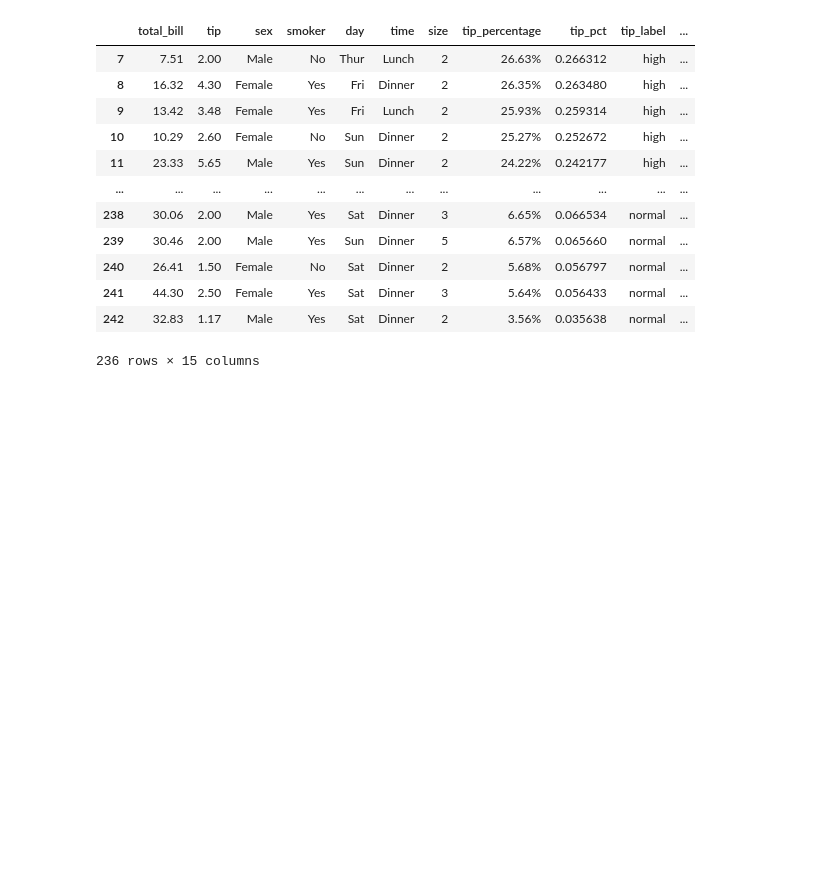
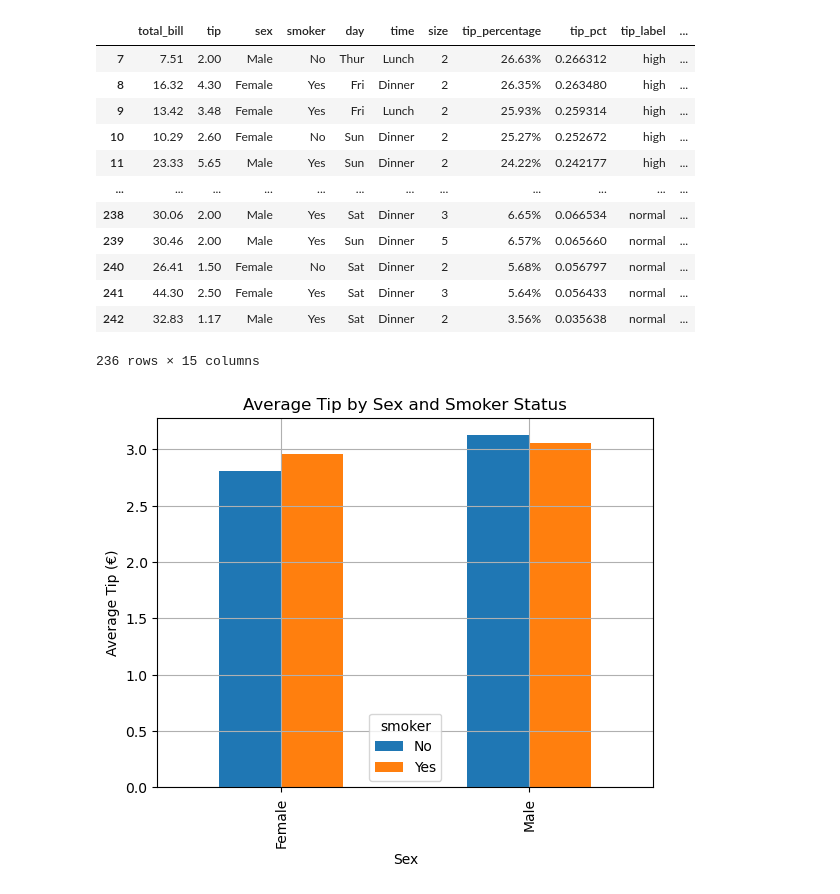
Before and after one commit to NarcisoRibeiro/Data-Analysis-Studies, a Jupyter notebook: Job-Prep-Notebook.ipynb, the cells around one changed output. Cells and saved outputs as stored; diff of their text form; code cells hidden in the pictures; blank space fills up the shorter version.

```diff
--- a/Job-Prep-Notebook.ipynb
+++ b/Job-Prep-Notebook.ipynb
@@ -320,3 +320,21 @@ df[df['week'] > 1]
 | 241 | 44.30 | 2.50 | Female | Yes | Sat | Dinner | 3 | 5.64% | 0.056433 | normal | ... |
 | 242 | 32.83 | 1.17 | Male | Yes | Sat | Dinner | 2 | 3.56% | 0.035638 | normal | ... |
 236 rows × 15 columns
+# %%
+## 🔹 Task 5.1 Create a basic plot that helps visualize
+# any pattern in the tips dataset — your choice of chart type.
+
+import pandas as pd
+import matplotlib.pyplot as plt
+
+# Group and reshape
+grouped = df.groupby(['sex', 'smoker'])['tip'].mean().unstack()
+
+# Bar Plot
+grouped.plot(kind='bar', title='Average Tip by Sex and Smoker Status')
+plt.ylabel('Average Tip (€)')
+plt.xlabel('Sex')
+plt.grid(True)
+plt.show()
+# %% [output]
+[figure, added]
```
